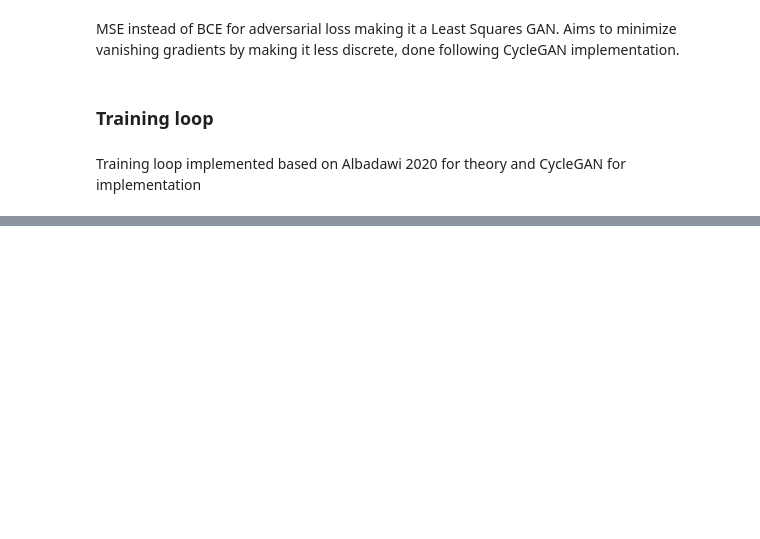
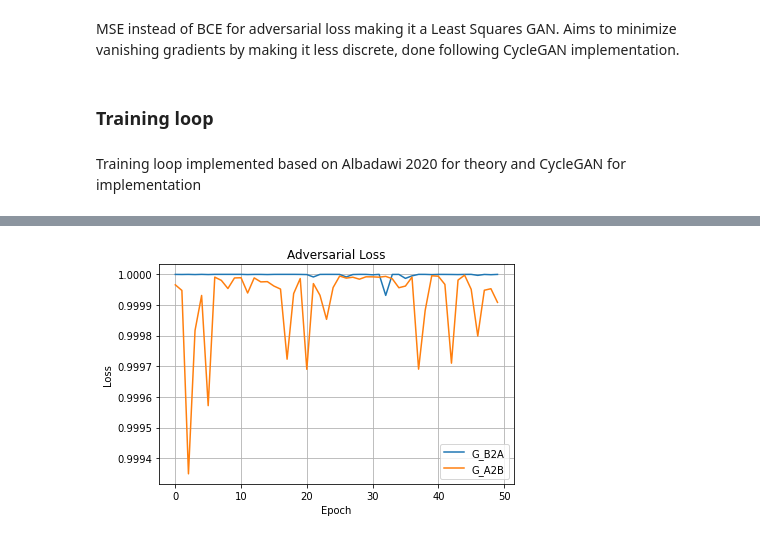
Before and after one commit to RussellSB/tt-vae-gan, a Jupyter notebook: training.ipynb, the cells around one changed output, grey strips where cells are left out. Saved outputs shown, nothing was run; the diff lists cells and outputs as text; code cells hidden in the pictures; blank space fills up the shorter version.

```diff
--- a/training.ipynb
+++ b/training.ipynb
@@ -458,0 +486,5 @@ from matplotlib import pyplot as plt
+# %%
+# Adversarial Generator losses
+plot_train_hist(train_hist, ['G_B2A', 'G_A2B'], 'Adversarial Loss')
+# %% [output]
+[figure, added]
```
Also changed, not shown: parts of 12 cells of this notebook.
